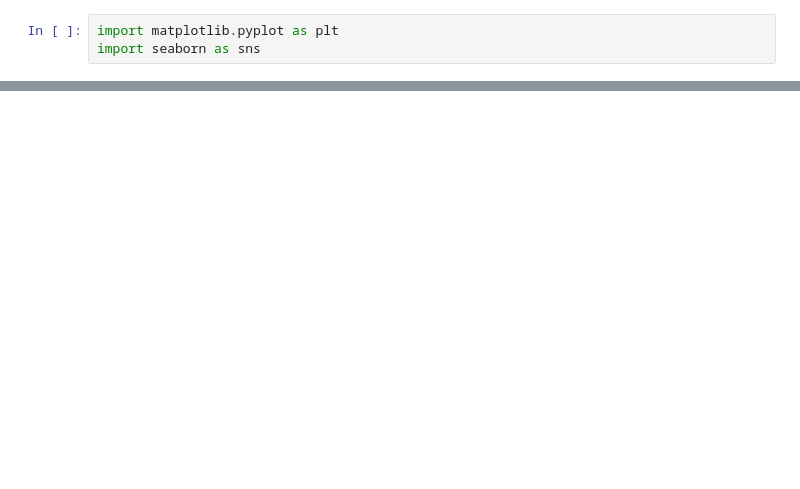
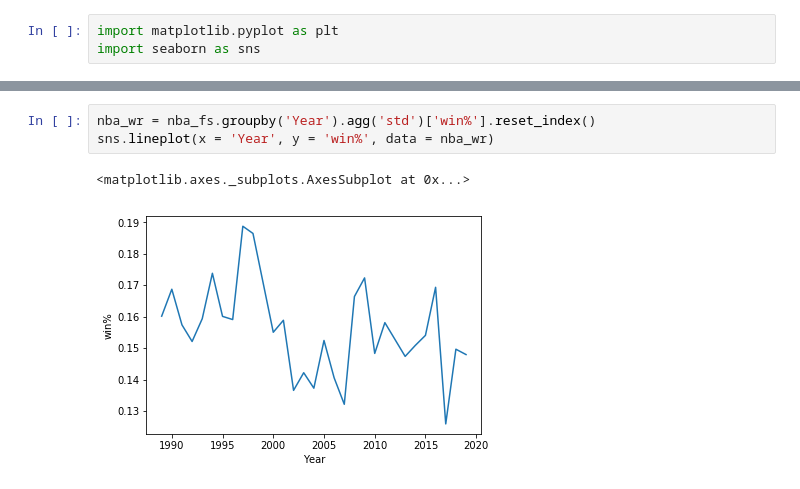
Before and after one commit to vcheng728/NBA-NHL-Comparison, a Jupyter notebook: NHL vs NBA.ipynb, the cells around one changed output, grey strips where cells are left out. Saved outputs shown, nothing was run; the diff lists cells and outputs as text; blank space fills up the shorter version.

```diff
--- a/NHL vs NBA.ipynb
+++ b/NHL vs NBA.ipynb
@@ -259,0 +136,6 @@ import seaborn as sns
+# %%
+nba_wr = nba_fs.groupby('Year').agg('std')['win%'].reset_index()
+sns.lineplot(x = 'Year', y = 'win%', data = nba_wr)
+# %% [output]
+<matplotlib.axes._subplots.AxesSubplot at 0x...>
+[figure, added]
```
Also changed, not shown: parts of 51 cells of this notebook, 1 other file.
